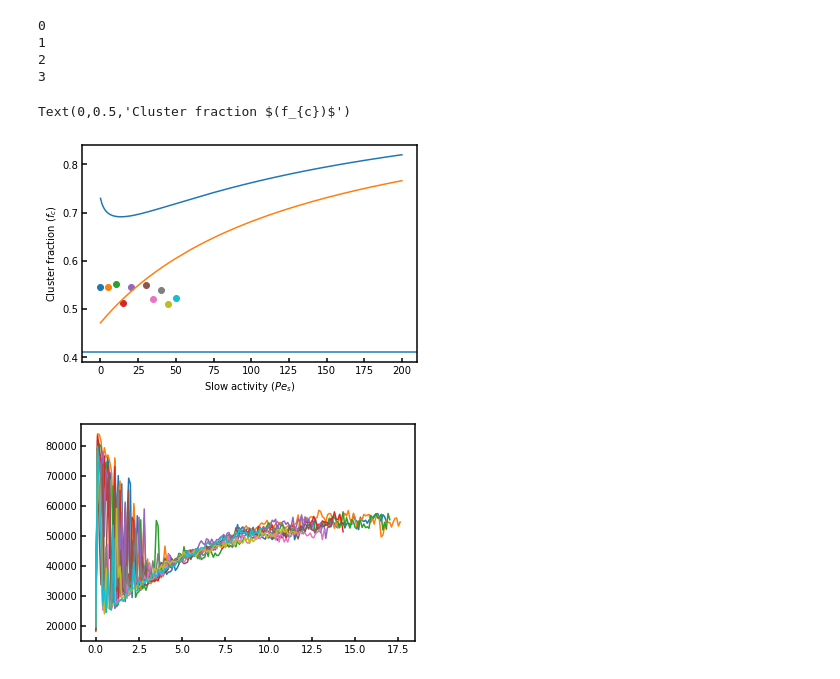
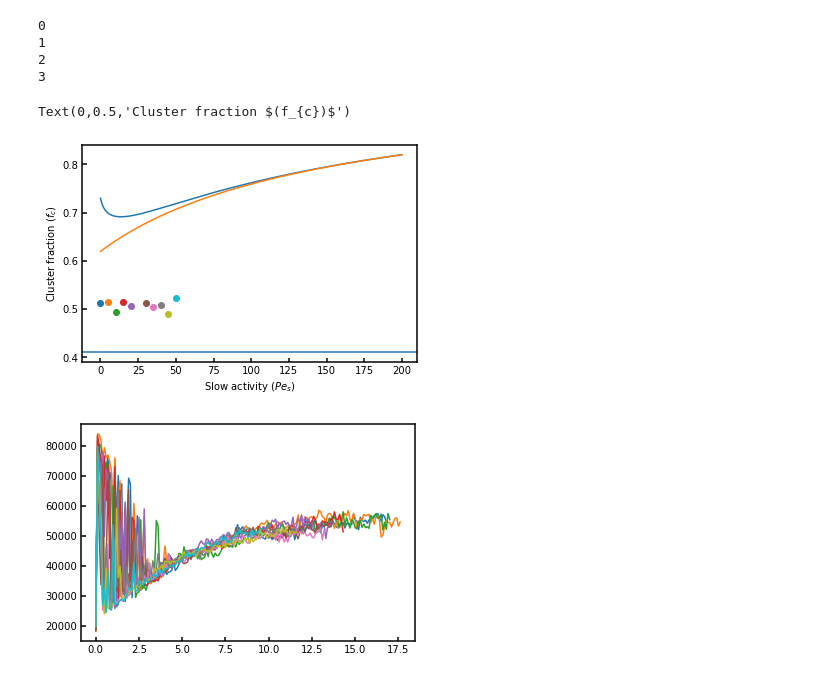
Before and after one commit to kolbt/whingdingdilly, a Jupyter notebook: ipython/binary_soft/analytical/binary_soft.ipynb, the cells around one changed output. Saved outputs shown, nothing was run; the diff lists cells and outputs as text; code cells hidden in the pictures.

```diff
--- a/ipython/binary_soft/analytical/binary_soft.ipynb
+++ b/ipython/binary_soft/analytical/binary_soft.ipynb
@@ -391,7 +391,7 @@ def compPhiG(phi, peS, peF, xF, aF, aS, sigma=1., kappa=4.05):
         phiG = phi
     return phiG
 
-def netPhiG(peNet, aNet, kap=5.05, sig=1.):
+def netPhiG(peNet, aNet, kap=4.05, sig=1.):
     num = 3. * (np.pi**2) * kap * sig
     den = 4. * peNet * aNet
     if den == 0:
@@ -619,31 +619,43 @@ for i in range(0, len(epsRange)):
 # %%
 # Let's look at which theory is appropriate
 
 # Constant indices to use
 pfi = list(pefRange).index(200.)
 xfi = xfRange.index(0.5)
 ei = -1
 
 fig = plt.figure()
 plt.plot(pesRange, cfs[ei][xfi][pfi])
 plt.plot(pesRange, netcfs[ei][xfi][pfi])
 
 # What if we take an average of each monodisperse cluster fraction
 monoSlow = cfs[ei][xfi][0][0]
 pfi = list(pefRange).index(200.)
 psi = list(pesRange).index(200.)
 monoFast = cfs[ei][xfi][pfi][psi]
 plt.axhline((monoSlow + monoFast) / 2.)
 # plt.axhline(netcfs[ei][][][])
 
 for i in range(0, len(comp)):
-    plt.scatter(params['peB'][i], all_comp[i]['NinLC'].iloc[-1]/100000.)
+    avg = 0
+    count = 0
+#     for j in range(-10, -1):
+#         count += 1
+#         avg += (all_comp[i]['NinLC'].iloc[j]/100000.)
+#     print(count)
+#     avg /= count
+#     plt.scatter(params['peB'][i], all_comp[i]['NinLC'].iloc[-1]/100000.)
+    # Let's plot this at constant time
+#     for j in range(0, len(comp[i])):
+#         if
+    ind = list(all_comp[i]['tauB']).index(9.0)
+    plt.scatter(params['peB'][i], all_comp[i]['NinLC'].iloc[ind]/100000.)
 
 plt.xlabel(r'Slow activity $(Pe_{s})$')
 plt.ylabel(r'Cluster fraction $(f_{c})$')
 # %% [output]
 Text(0,0.5,'Cluster fraction $(f_{c})$')
-[figure, old version]
+[figure, new version]
 # %%
 # Let's look at simulation data
 for i in range(0, len(all_comp)):
```
Also changed, not shown: parts of 4 cells of this notebook, 1 other file.
